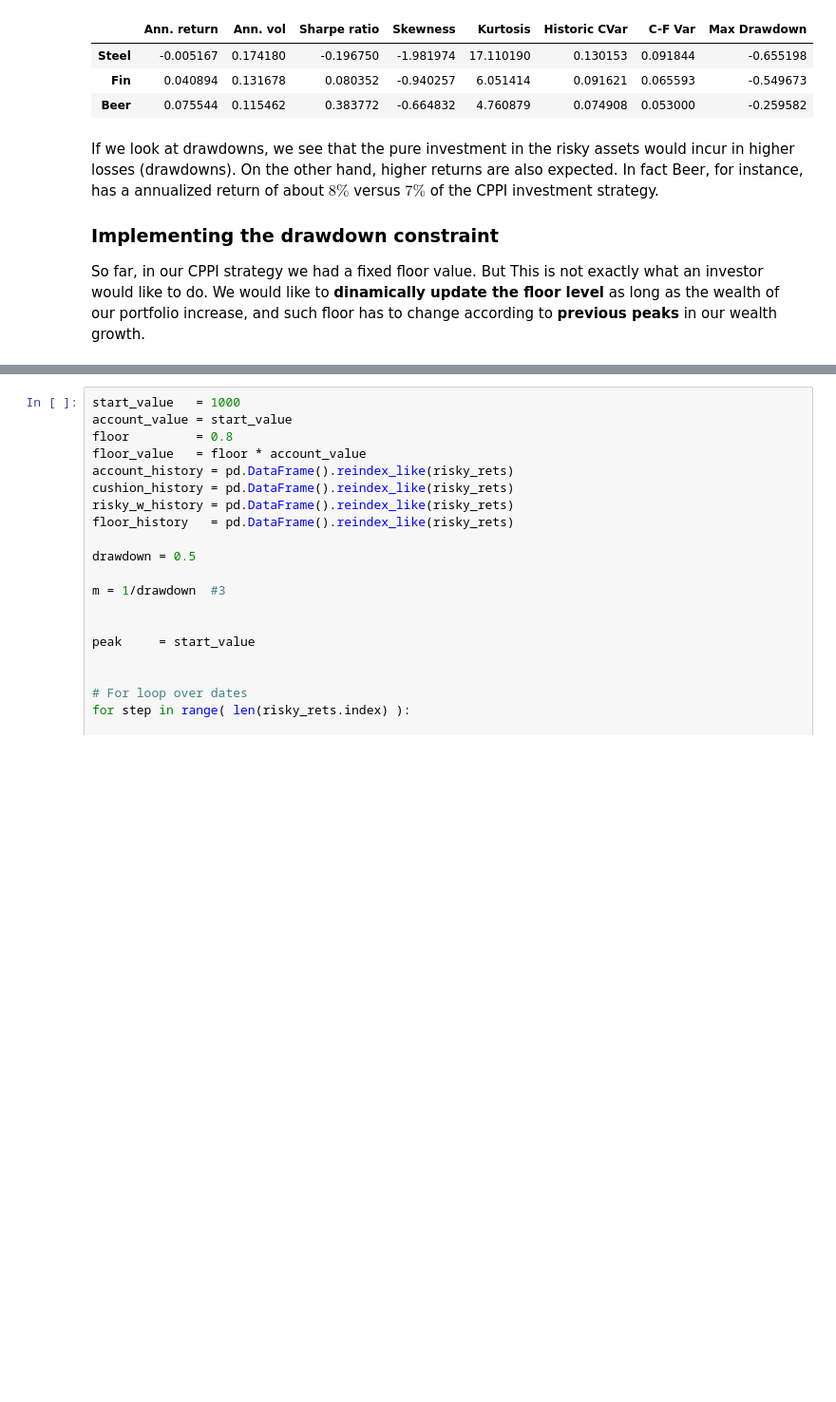
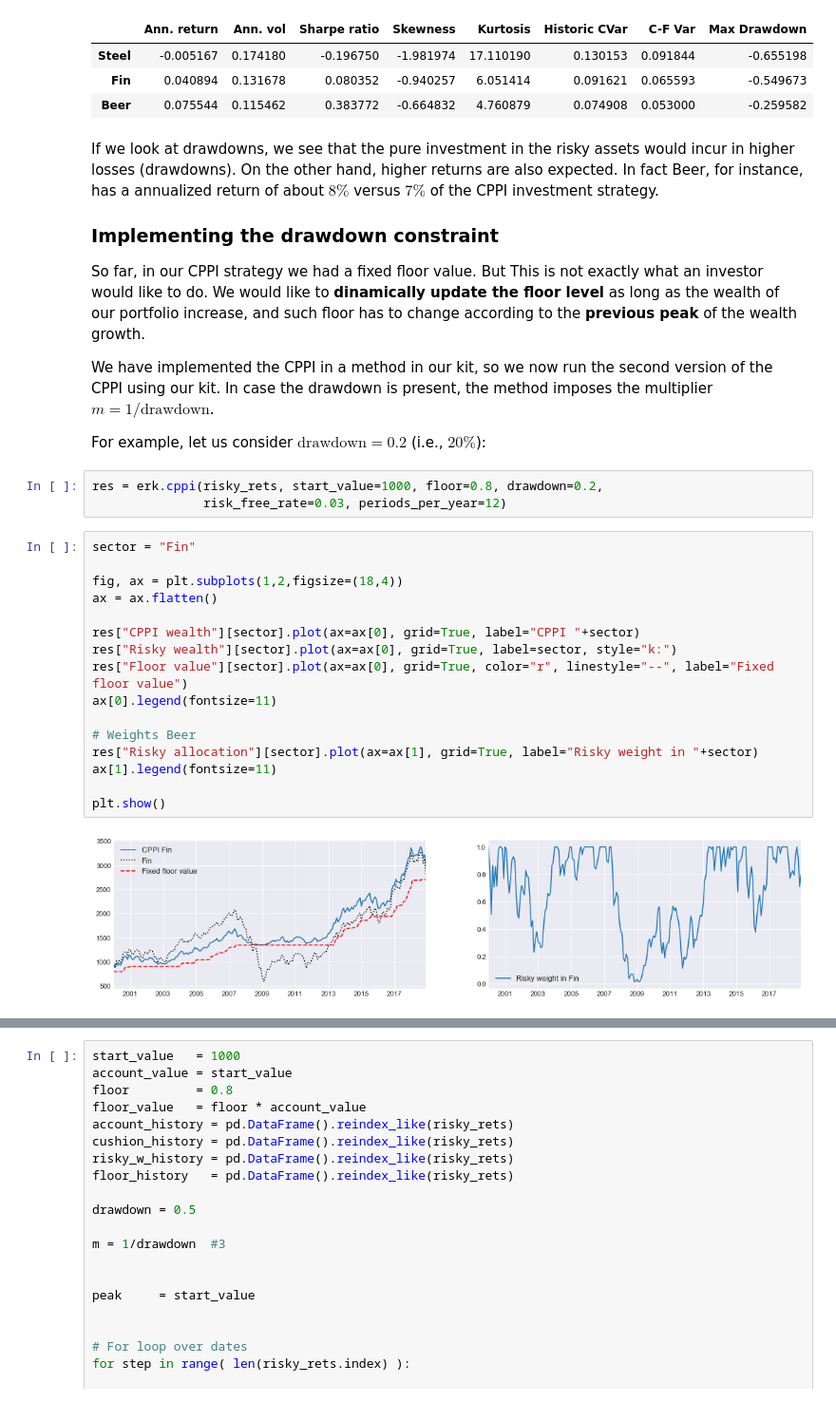
Before and after one commit to z4ir3/finance-courses, a Jupyter notebook: week-3.ipynb, the cells around one changed output, grey strips where cells are left out. Shown at 95% size. Drawn from its saved outputs; the diff is of its cells as text; blank space fills up the shorter version.

```diff
--- a/week-3.ipynb
+++ b/week-3.ipynb
@@ -492,4 +492,30 @@ On the other hand, higher returns are also expected. In fact Beer, for instance,
 
 ### Implementing the drawdown constraint
 
-So far, in our CPPI strategy we had a fixed floor value. But This is not exactly what an investor would like to do. We would like to **dinamically update the floor level** as long as the wealth of our portfolio increase, and such floor has to change according to **previous peaks** in our wealth growth.
+So far, in our CPPI strategy we had a fixed floor value. But This is not exactly what an investor would like to do. We would like to **dinamically update the floor level** as long as the wealth of our portfolio increase, and such floor has to change according to the **previous peak** of the wealth growth.
+
+We have implemented the CPPI in a method in our kit, so we now run the second version of the CPPI using our kit.
+In case the drawdown is present, the method imposes the multiplier $m=1/\text{drawdown}$.
+
+For example, let us consider $\text{drawdown}=0.2$ (i.e., $20\%$):
+# %%
+res = erk.cppi(risky_rets, start_value=1000, floor=0.8, drawdown=0.2,
+               risk_free_rate=0.03, periods_per_year=12)
+# %%
+sector = "Fin"
+
+fig, ax = plt.subplots(1,2,figsize=(18,4))
+ax = ax.flatten()
+
+res["CPPI wealth"][sector].plot(ax=ax[0], grid=True, label="CPPI "+sector)
+res["Risky wealth"][sector].plot(ax=ax[0], grid=True, label=sector, style="k:")
+res["Floor value"][sector].plot(ax=ax[0], grid=True, color="r", linestyle="--", label="Fixed floor value")
+ax[0].legend(fontsize=11)
+
+# Weights Beer
+res["Risky allocation"][sector].plot(ax=ax[1], grid=True, label="Risky weight in "+sector)
+ax[1].legend(fontsize=11)
+
+plt.show()
+# %% [output]
+[figure, added]
```
Also changed, not shown: parts of 8 cells of this notebook.
